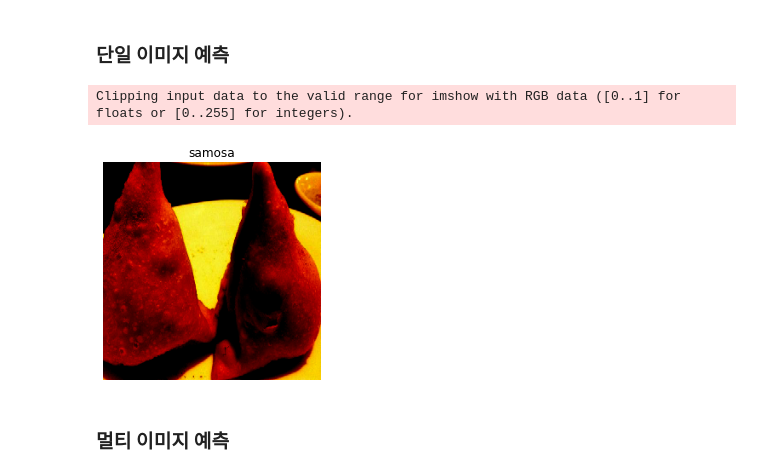
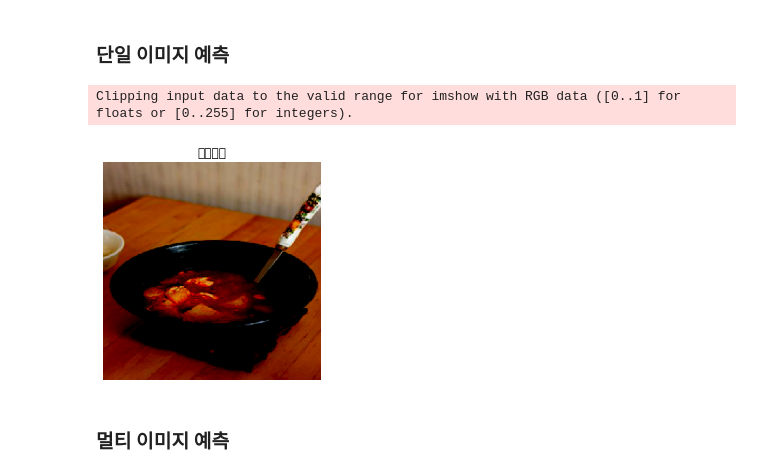
Before and after one commit to weekyear/yumyum_mobile, a Jupyter notebook: AI/food_classifier_total.ipynb, the cells around one changed output. Cells and saved outputs as stored; diff of their text form; code cells hidden in the pictures.

```diff
--- a/AI/food_classifier_total.ipynb
+++ b/AI/food_classifier_total.ipynb
@@ -417,3 +470,10 @@ predict_class(model_best, images, True)
 ## 분류한 데이터세트로 Inception 모델 미세조정
 # %% [markdown]
 먼저 전체 데이터세트 내용을 다시 확인한다.
+# %%
+# root_dir = 'food-101'
+root_dir = 'food'
+# %%
+foods_sorted = sorted(os.listdir(root_dir+'/train'))
+print(foods_sorted)
+print(len(foods_sorted))
@@ -559,5 +625,5 @@ plot_loss(history,'FOOD101-Inceptionv3')
 # Loading the best saved model to make predictions
 
 K.clear_session()
-model_best = load_model('bestmodel_101class.hdf5',compile = False)
+model_best = load_model('bestmodel_61class.hdf5',compile = False)
 # %% [output]
@@ -567,7 +633,7 @@ Wall time: 2.06 s
 ### 단일 이미지 예측
 # %%
 def predict_class_single(model, img, show = True):
-  img = image.load_img(img, target_size=(256, 256))
+  img = image.load_img(img, target_size=(299, 299))
   img = image.img_to_array(img)
   img = np.expand_dims(img, axis=0)
   img = preprocess_input(img)
@@ -583,11 +649,11 @@ def predict_class_single(model, img, show = True):
       plt.show()
 # %%
 # imagepath = '/content/food-101/test/samosa/144404.jpg'
-imagepath = '/content/food-101/test/lasagna/1338545.jpg'
+imagepath = '/content/food/test/순두부찌개/Img_123_0756.jpg'
 predict_class_single(model_best, imagepath, True)
 # %% [output]
 Clipping input data to the valid range for imshow with RGB data ([0..1] for floats or [0..255] for integers).
-[figure, old version]
+[figure, new version]
 # %% [markdown]
 ### 멀티 이미지 예측
 # %%
```
Also changed, not shown: parts of 40 cells of this notebook, 5 other files.
